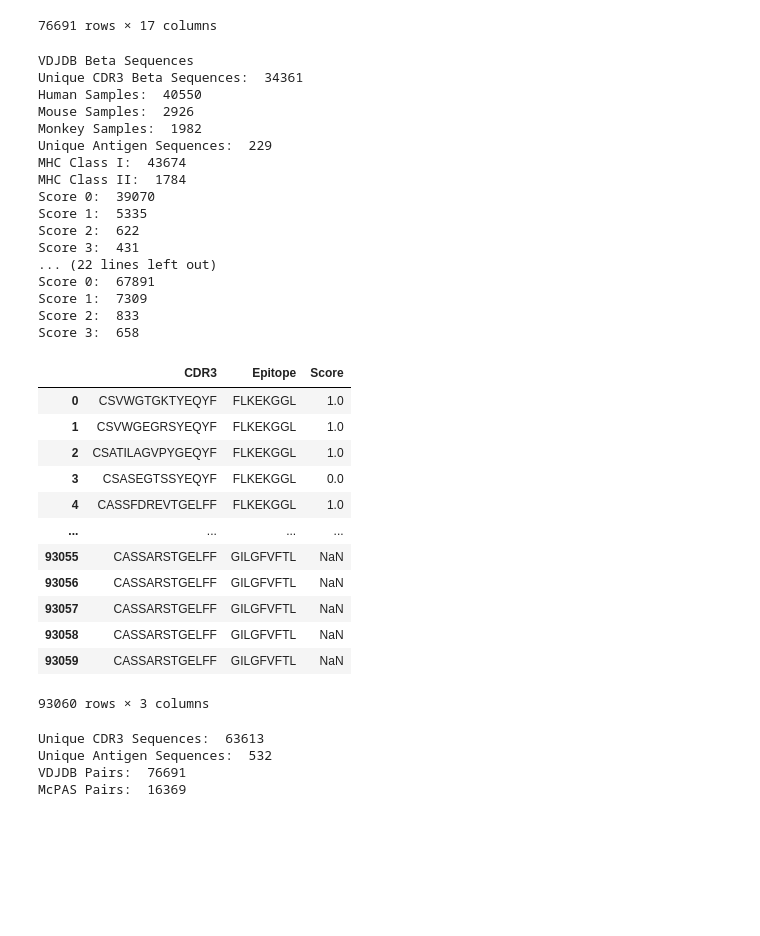
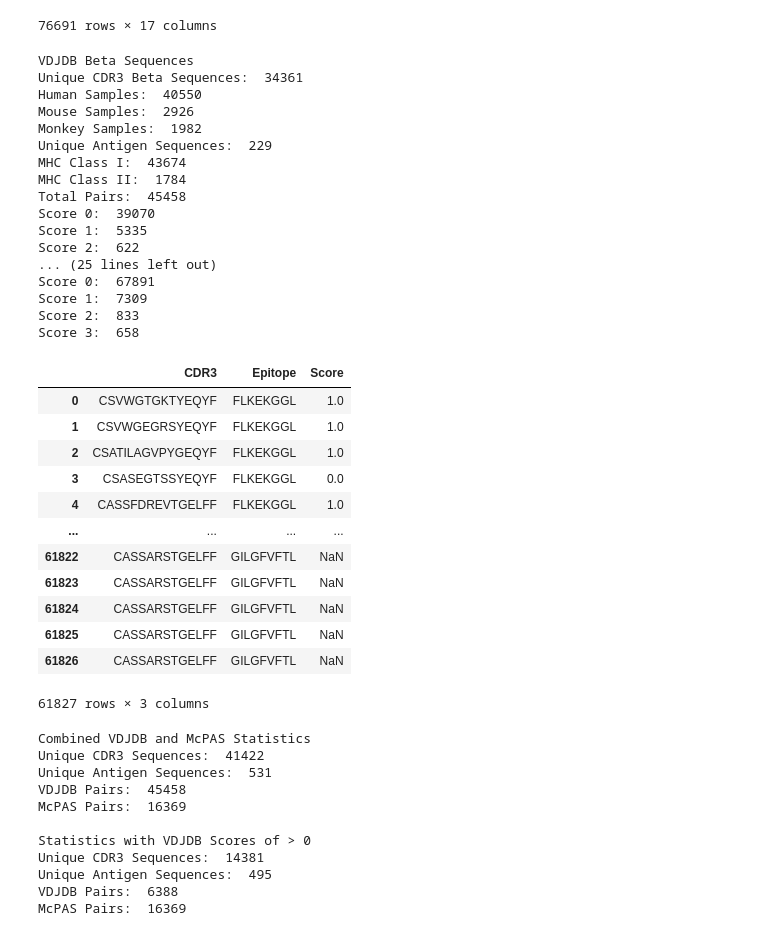
Before and after one commit to Lee-CBG/ATM-TCR, a Jupyter notebook: data/vdjdb_mcpas_analytics.ipynb, the cells around one changed output. Drawn from its saved outputs; the diff is of its cells as text; code cells hidden in the pictures; blank space fills up the shorter version.

Commit message:
Updated VDJDB Analytics

```diff
--- a/data/vdjdb_mcpas_analytics.ipynb
+++ b/data/vdjdb_mcpas_analytics.ipynb
@@ -92,21 +93,25 @@ def describe_vdjdb(df):
     print('Unique Antigen Sequences: ', len(df['Epitope'].unique()))
     print('MHC Class I: ', len(df[df['MHC class'] == 'MHCI']))
     print('MHC Class II: ', len(df[df['MHC class'] == 'MHCII']))
+    print('Total Pairs: ', len(df))
     print('Score 0: ', len(df[df['Score'] == 0]))
     print('Score 1: ', len(df[df['Score'] == 1]))
     print('Score 2: ', len(df[df['Score'] == 2]))
     print('Score 3: ', len(df[df['Score'] == 3]))
 
+# VDJDB TCR Beta Sequences
 vdjdb_beta_pairs = vdjdb.loc[(vdjdb['Gene'] == 'TRB') & (vdjdb['Epitope'].notnull())]
 print('VDJDB Beta Sequences')
 print('Unique CDR3 Beta Sequences: ', len(vdjdb_beta_pairs['CDR3'].unique()))
 describe_vdjdb(vdjdb_beta_pairs)
 
+# VDJDB TCR Alpha Sequences
 vdjdb_alpha_pairs = vdjdb.loc[(vdjdb['Gene'] == 'TRA') & (vdjdb['Epitope'].notnull())]
 print('\nVDJDB Alpha Sequences')
 print('Unique CDR3 Alpha Sequences: ', len(vdjdb_alpha_pairs['CDR3'].unique()))
 describe_vdjdb(vdjdb_alpha_pairs)
 
+# VDJDB TCR Alpha OR Beta Sequences
 print('\nVDJDB Alpha or Beta Sequences')
 print('Unique CDR3 Alpha or Beta Sequences: ', len(vdjdb['CDR3'].unique()))
 describe_vdjdb(vdjdb)
@@ -119,11 +124,11 @@ Monkey Samples:  1982
 Unique Antigen Sequences:  229
 MHC Class I:  43674
 MHC Class II:  1784
+Total Pairs:  45458
 Score 0:  39070
 Score 1:  5335
 Score 2:  622
-Score 3:  431
-... (22 lines left out)
+... (25 lines left out)
 Score 0:  67891
 Score 1:  7309
 Score 2:  833
@@ -131,26 +136,26 @@ Score 3:  658
 # %%
 # Combine the datasets (Beta Sequences Only)
 sequences_only_mcpas = mcpas.loc[(mcpas['Epitope.peptide'].notnull())]
 sequences_only_mcpas = sequences_only_mcpas[['CDR3.beta.aa', 'Epitope.peptide']]
 sequences_only_mcpas.columns = ['CDR3', 'Epitope']
 vdjdb_beta_pairs = vdjdb.loc[(vdjdb['Gene'] == 'TRB') & (vdjdb['Epitope'].notnull())]
-sequences_only_vdjdb = vdjdb[['CDR3', 'Epitope', 'Score']]
+sequences_only_vdjdb = vdjdb_beta_pairs[['CDR3', 'Epitope', 'Score']]
 combined_sequences = pd.concat([sequences_only_vdjdb, sequences_only_mcpas])
 combined_sequences.reset_index(drop=True)
 # %% [output]
 |  | CDR3 | Epitope | Score |
 | 0 | CSVWGTGKTYEQYF | FLKEKGGL | 1.0 |
 | 1 | CSVWGEGRSYEQYF | FLKEKGGL | 1.0 |
 | 2 | CSATILAGVPYGEQYF | FLKEKGGL | 1.0 |
 | 3 | CSASEGTSSYEQYF | FLKEKGGL | 0.0 |
 | 4 | CASSFDREVTGELFF | FLKEKGGL | 1.0 |
 | ... | ... | ... | ... |
-| 93055 | CASSARSTGELFF | GILGFVFTL | NaN |
-| 93056 | CASSARSTGELFF | GILGFVFTL | NaN |
-| 93057 | CASSARSTGELFF | GILGFVFTL | NaN |
-| 93058 | CASSARSTGELFF | GILGFVFTL | NaN |
-| 93059 | CASSARSTGELFF | GILGFVFTL | NaN |
+| 61822 | CASSARSTGELFF | GILGFVFTL | NaN |
+| 61823 | CASSARSTGELFF | GILGFVFTL | NaN |
+| 61824 | CASSARSTGELFF | GILGFVFTL | NaN |
+| 61825 | CASSARSTGELFF | GILGFVFTL | NaN |
+| 61826 | CASSARSTGELFF | GILGFVFTL | NaN |
-93060 rows × 3 columns
+61827 rows × 3 columns
 # %%
 def combined_summary_stats(df):
     print('Unique CDR3 Sequences: ', len(df['CDR3'].unique()))
@@ -158,10 +163,24 @@ def combined_summary_stats(df):
     print('VDJDB Pairs: ', len(df[df['Score'].notnull()]))
     print('McPAS Pairs: ', len(df[df['Score'].isna()]))
 
+print('Combined VDJDB and McPAS Statistics')
 combined_summary_stats(combined_sequences)
+
+print('\nStatistics with VDJDB Scores of > 0')
+scores_greater_than_zero = combined_sequences[(combined_sequences['Score'].isna() | combined_sequences['Score'] > 0)]
+combined_summary_stats(scores_greater_than_zero)
+
+# Save to File
 combined_sequences.to_csv('vdjdb_mcpas_combined_data.csv', index=False)
 # %% [output]
-Unique CDR3 Sequences:  63613
-Unique Antigen Sequences:  532
-VDJDB Pairs:  76691
+Combined VDJDB and McPAS Statistics
+Unique CDR3 Sequences:  41422
+Unique Antigen Sequences:  531
+VDJDB Pairs:  45458
 McPAS Pairs:  16369
+
+Statistics with VDJDB Scores of > 0
+Unique CDR3 Sequences:  14381
+Unique Antigen Sequences:  495
+VDJDB Pairs:  6388
+McPAS Pairs:  16369
```
Also changed, not shown: parts of 1 cell of this notebook, 1 other file.
